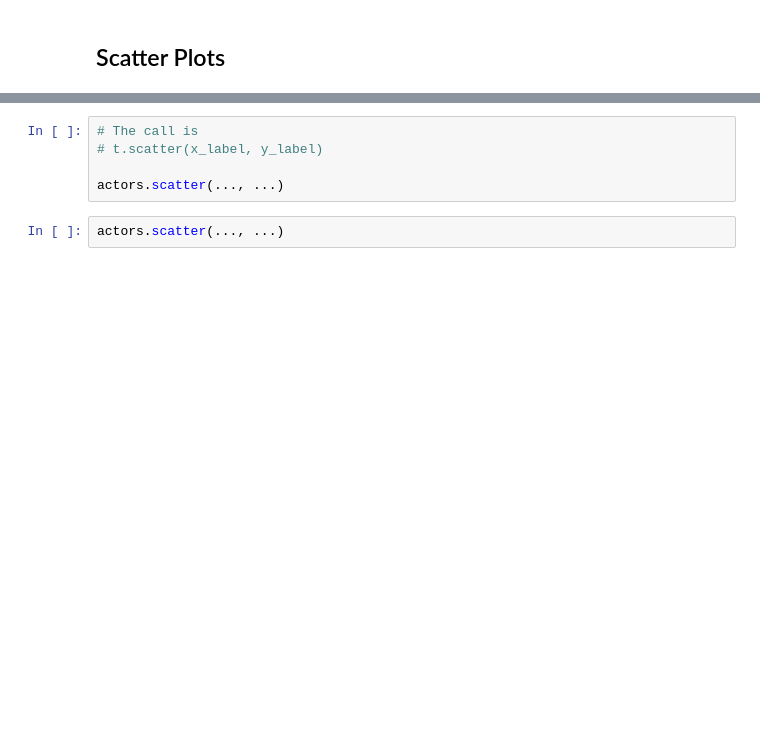
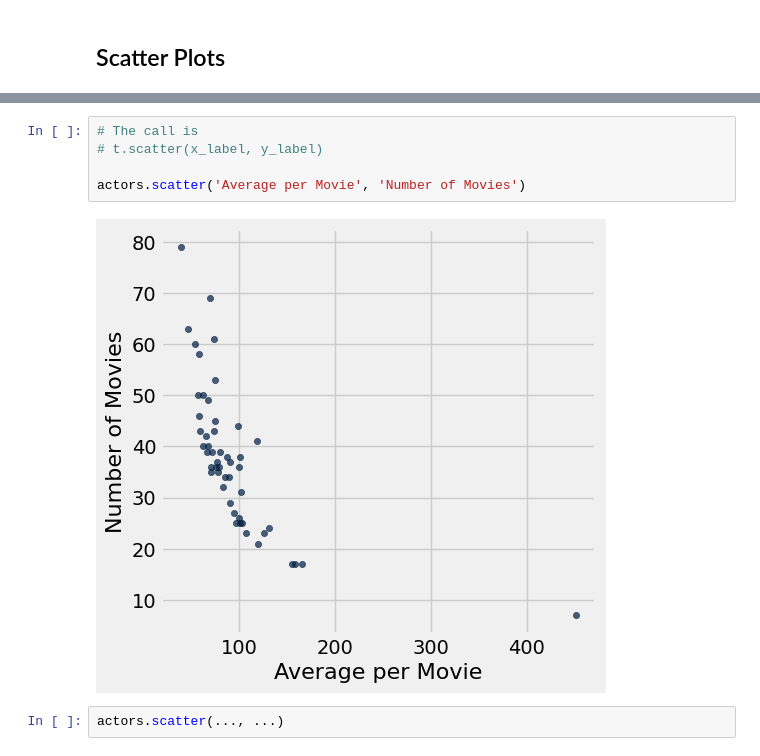
Before and after one commit to data-8/materials-su23, a Jupyter notebook: lec/lec05_empty.ipynb, the cells around one changed output, grey strips where cells are left out. Saved outputs shown, nothing was run; the diff lists cells and outputs as text; blank space fills up the shorter version.

```diff
--- a/lec/lec05_empty.ipynb
+++ b/lec/lec05_empty.ipynb
@@ -32,8 +96,10 @@ actors
 # %%
 # The call is
 # t.scatter(x_label, y_label)
 
-actors.scatter(..., ...)
+actors.scatter('Average per Movie', 'Number of Movies')
+# %% [output]
+[figure, added]
 # %%
 actors.scatter(..., ...)
 # %%
```
Also changed, not shown: parts of 13 cells of this notebook, 2 other files.
